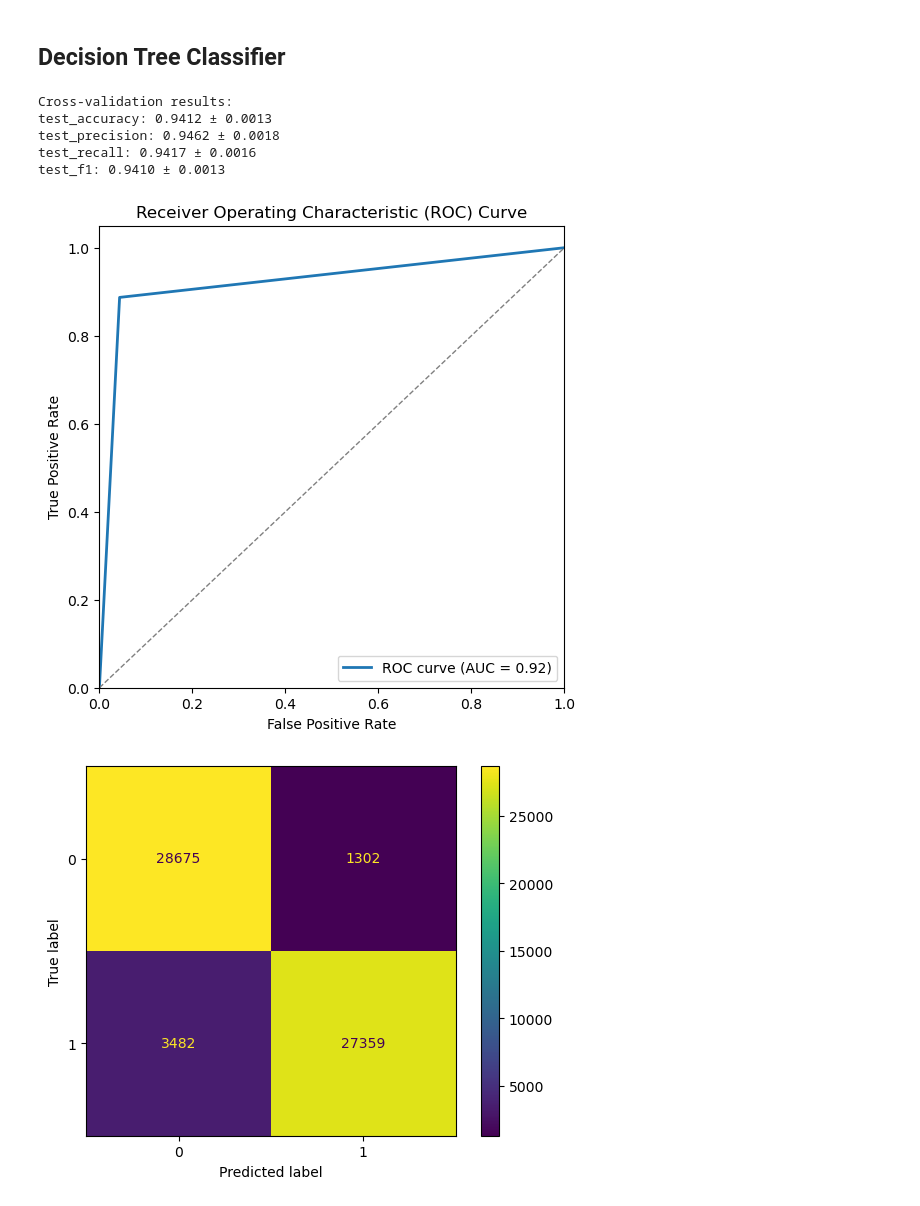
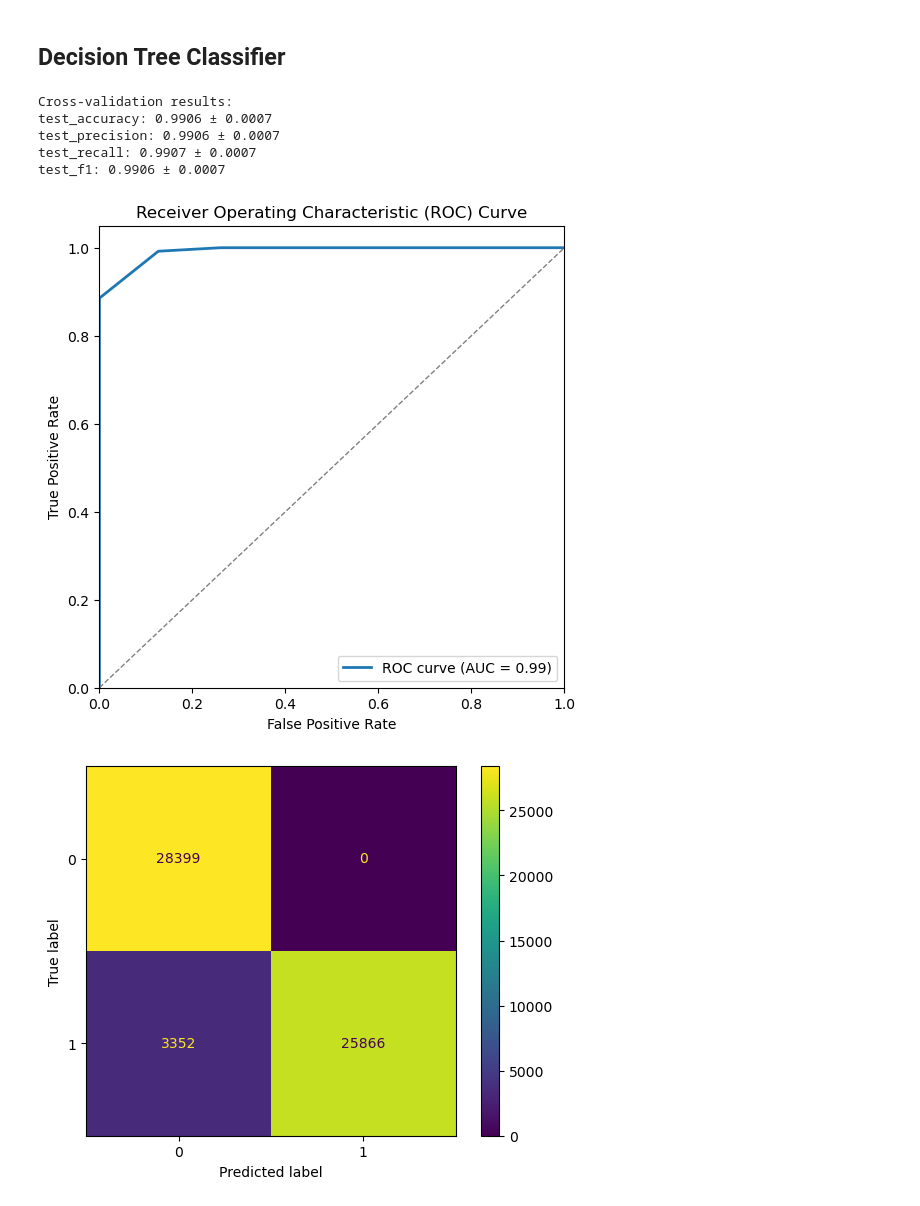
Before and after one commit to giorgoskoufetidis/TOV_EQUATIONS, a Jupyter notebook: Machine Learning/classification__models.ipynb, the cells around one changed output. Cells and saved outputs as stored; diff of their text form; code cells hidden in the pictures.

```diff
--- a/Machine Learning/classification__models.ipynb
+++ b/Machine Learning/classification__models.ipynb
@@ -29,7 +29,7 @@ from sklearn.model_selection import train_test_split, cross_validate, Stratified
 from sklearn.metrics import classification_report, ConfusionMatrixDisplay, make_scorer, precision_score, recall_score, f1_score, roc_curve, auc , confusion_matrix, accuracy_score
 from sklearn.preprocessing import label_binarize
 # Split the data into training and testing sets
-X_train, X_test, y_train, y_test = train_test_split(mass_radius_k2, star_type.astype(int), train_size=0.05, random_state=42, stratify=star_type.astype(int))
+X_train, X_test, y_train, y_test = train_test_split(mass_radius_k2, star_type.astype(int), train_size=0.1, random_state=42, stratify=star_type.astype(int))
 # %% [markdown]
 ### KNN Classifier
 # %%
@@ -165,7 +165,7 @@ weighted avg       0.97      0.96      0.96     60818
 # %%
 from sklearn.tree import DecisionTreeClassifier
 
-classifier = DecisionTreeClassifier(max_depth=2, min_samples_split=1500, min_samples_leaf=1500, random_state=0)
+classifier = DecisionTreeClassifier(max_depth=5, min_samples_split=500, min_samples_leaf=500, random_state=0)
 
 scoring = {
     "accuracy": "accuracy",
@@ -182,36 +182,36 @@ for key in ["test_accuracy", "test_precision", "test_recall", "test_f1"]:
     std = np.std(scores[key])
     print(f"{key}: {mean:.4f} ± {std:.4f}")
 
 y_proba = classifier.fit(X_train, y_train).predict_proba(X_test)[:,1]
 y_test_bin = label_binarize(y_test, classes=[0,1]).ravel()
 fpr, tpr, _ = roc_curve(y_test_bin, y_proba)
 roc_auc = auc(fpr, tpr)
 
 
 plt.figure(figsize=(6, 6))
 plt.plot(fpr, tpr, lw=2, label=f'ROC curve (AUC = {roc_auc:.2f})')
 # Plot ROC Curve
 plt.plot([0, 1], [0, 1], color='grey', linestyle='--', lw=1)
 plt.xlim([0.0, 1.0])
 plt.ylim([0.0, 1.05])
 plt.xlabel('False Positive Rate')
 plt.ylabel('True Positive Rate')
 plt.title('Receiver Operating Characteristic (ROC) Curve')
 plt.legend(loc='lower right')
 plt.show()
 
 m_r_prediction = classifier.predict(X_test)
 cm = confusion_matrix(y_test, m_r_prediction)
 disp = ConfusionMatrixDisplay(confusion_matrix=cm, display_labels=classifier.classes_)
 disp.plot()
 plt.show()
 print(f"accuracy score:{accuracy_score(y_test, m_r_prediction) * 100:.2f}%")
 print(classification_report(y_test, m_r_prediction))
 # %% [output]
 Cross-validation results:
-test_accuracy: 0.9412 ± 0.0013
-test_precision: 0.9462 ± 0.0018
-test_recall: 0.9417 ± 0.0016
-test_f1: 0.9410 ± 0.0013
+test_accuracy: 0.9906 ± 0.0007
+test_precision: 0.9906 ± 0.0007
+test_recall: 0.9907 ± 0.0007
+test_f1: 0.9906 ± 0.0007
-[figure, old version]
+[figure, new version]
-[figure, old version]
+[figure, new version]
```
Also changed, not shown: parts of 3 cells of this notebook.
